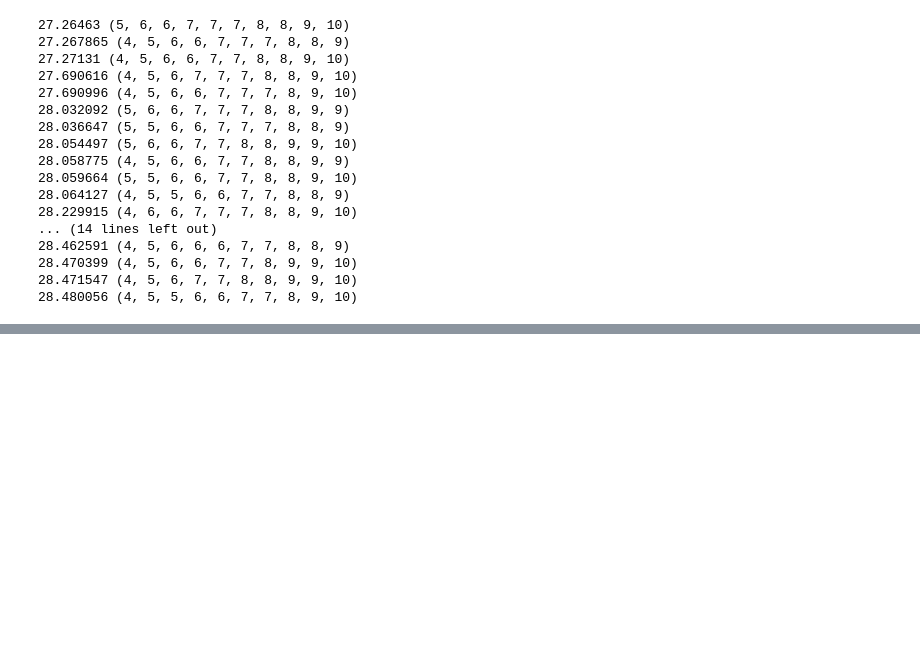
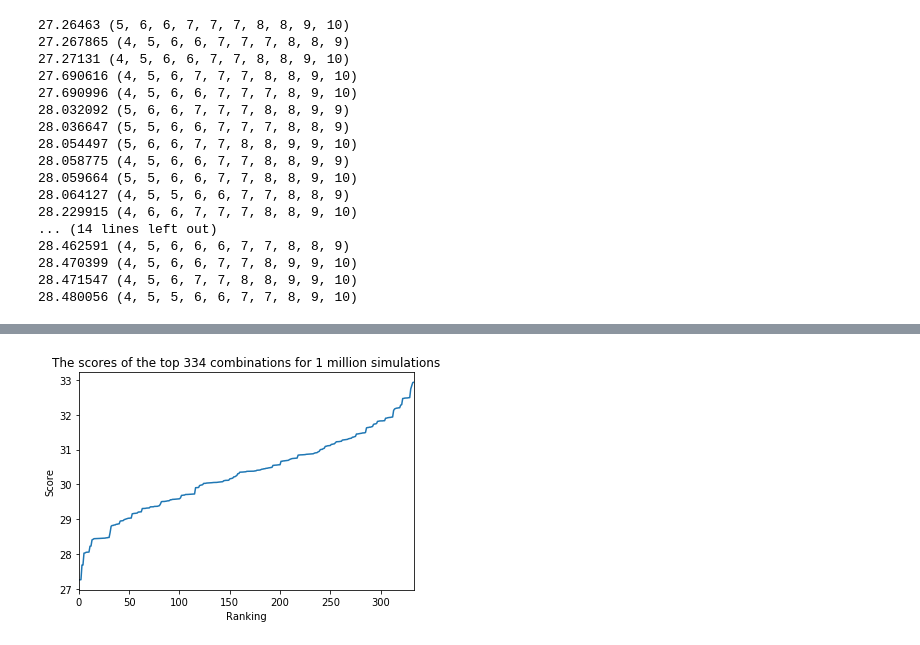
Before and after one commit to jessebmurray/random, a Jupyter notebook: dice_bingo.ipynb, the cells around one changed output, grey strips where cells are left out. Drawn from its saved outputs; the diff is of its cells as text; code cells hidden in the pictures; blank space fills up the shorter version.

```diff
--- a/dice_bingo.ipynb
+++ b/dice_bingo.ipynb
@@ -254,0 +268,4 @@ sims = 1_000_000
+# %%
+df = pd.DataFrame(combinations_short, scores_short, columns=[i + 1 for i in range(10)])
+df = df.reset_index().rename(columns={"index": "score"})
+df = df.sort_values(by='score').reset_index().drop(columns='index')
@@ -254,0 +286,8 @@ sims = 1_000_000
+# %%
+df['score'].plot()
+plt.ylabel('Score')
+plt.xlabel('Ranking')
+plt.title('The scores of the top 334 combinations for 1 million simulations')
+plt.show()
+# %% [output]
+[figure, added]
```
Also changed, not shown: parts of 13 cells of this notebook.
